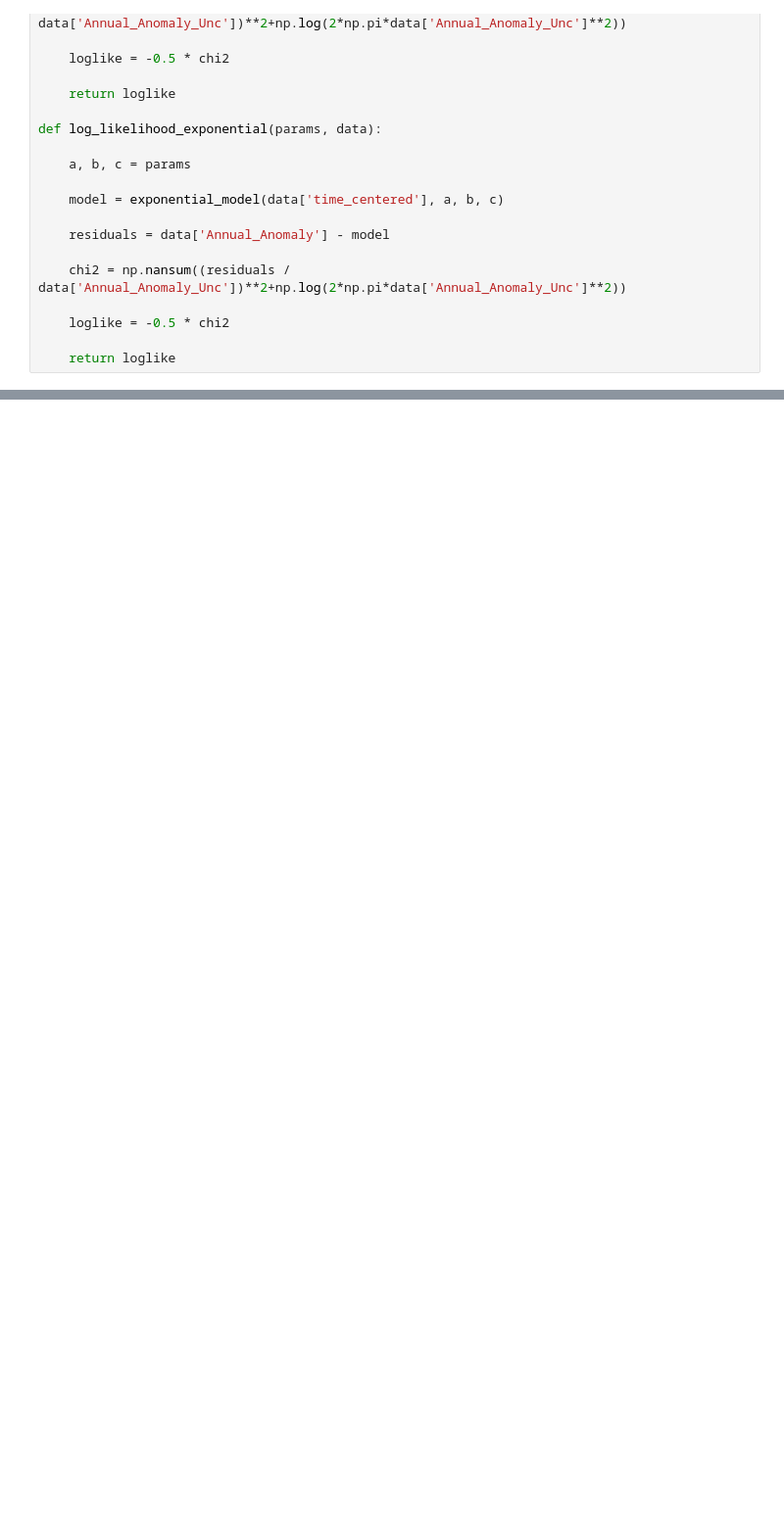
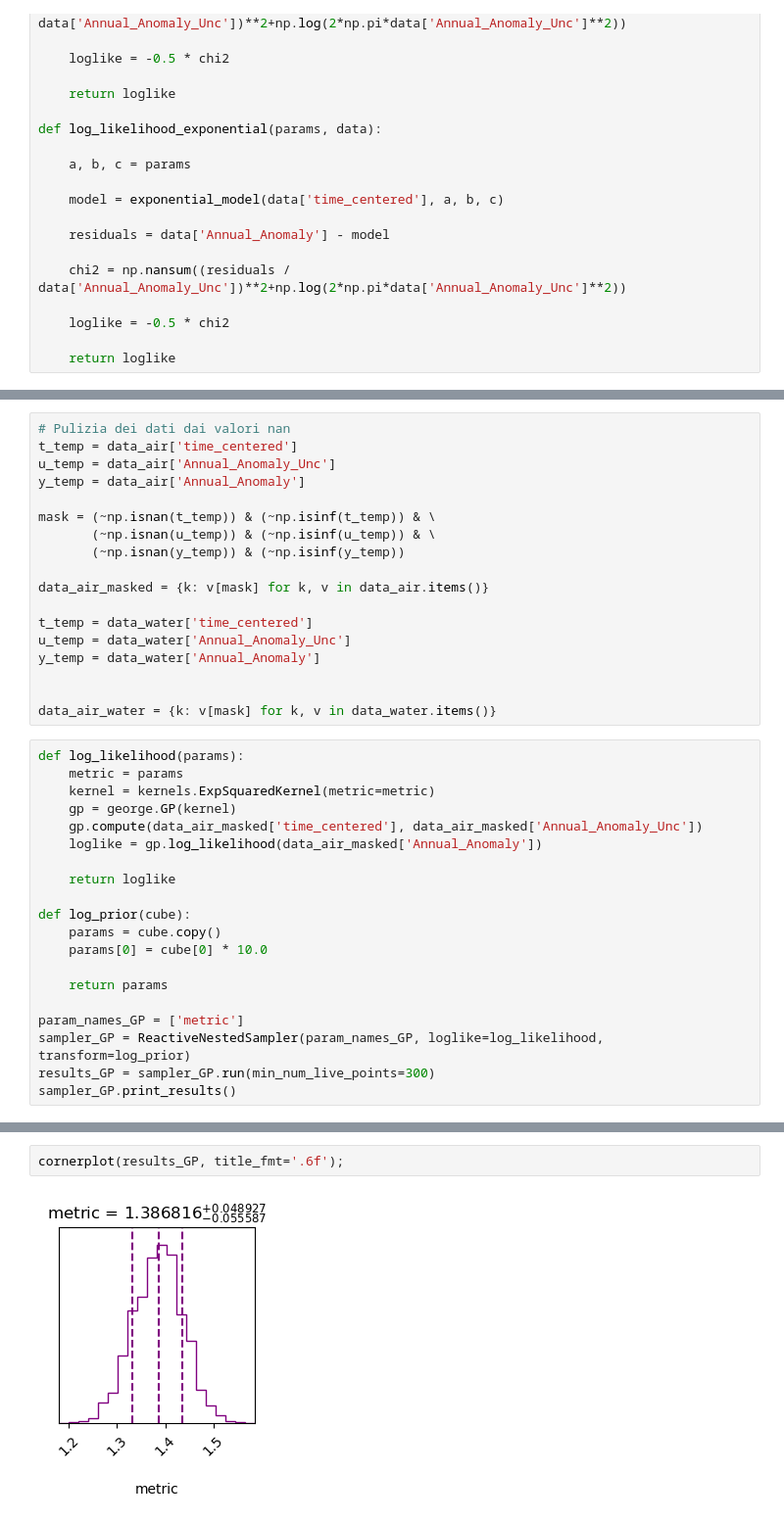
Before and after one commit to EnricoVianelli/GlobalWarming, a Jupyter notebook: global_warming.ipynb, the cells around one changed output, grey strips where cells are left out. Shown at 98% size. Drawn from its saved outputs; the diff is of its cells as text; blank space fills up the shorter version.

```diff
--- a/global_warming.ipynb
+++ b/global_warming.ipynb
@@ -586,0 +483,38 @@ exponential     |     -1709.74 |         0.00
+# %%
+# Pulizia dei dati dai valori nan
+t_temp = data_air['time_centered']
+u_temp = data_air['Annual_Anomaly_Unc']
+y_temp = data_air['Annual_Anomaly']
+
+mask = (~np.isnan(t_temp)) & (~np.isinf(t_temp)) & \
+       (~np.isnan(u_temp)) & (~np.isinf(u_temp)) & \
+       (~np.isnan(y_temp)) & (~np.isinf(y_temp))
+
+data_air_masked = {k: v[mask] for k, v in data_air.items()}
+
+t_temp = data_water['time_centered']
+u_temp = data_water['Annual_Anomaly_Unc']
+y_temp = data_water['Annual_Anomaly']
+
+
+data_air_water = {k: v[mask] for k, v in data_water.items()}
+# %%
+def log_likelihood(params):
+    metric = params
+    kernel = kernels.ExpSquaredKernel(metric=metric)
+    gp = george.GP(kernel)
+    gp.compute(data_air_masked['time_centered'], data_air_masked['Annual_Anomaly_Unc'])
+    loglike = gp.log_likelihood(data_air_masked['Annual_Anomaly'])
+
+    return loglike
+
+def log_prior(cube):
+    params = cube.copy()
+    params[0] = cube[0] * 10.0
+
+    return params
+
+param_names_GP = ['metric']
+sampler_GP = ReactiveNestedSampler(param_names_GP, loglike=log_likelihood, transform=log_prior)
+results_GP = sampler_GP.run(min_num_live_points=300)
+sampler_GP.print_results()
@@ -586,0 +540,4 @@ exponential     |     -1709.74 |         0.00
+# %%
+cornerplot(results_GP, title_fmt='.6f');
+# %% [output]
+[figure, added]
```
Also changed, not shown: parts of 32 cells of this notebook.
